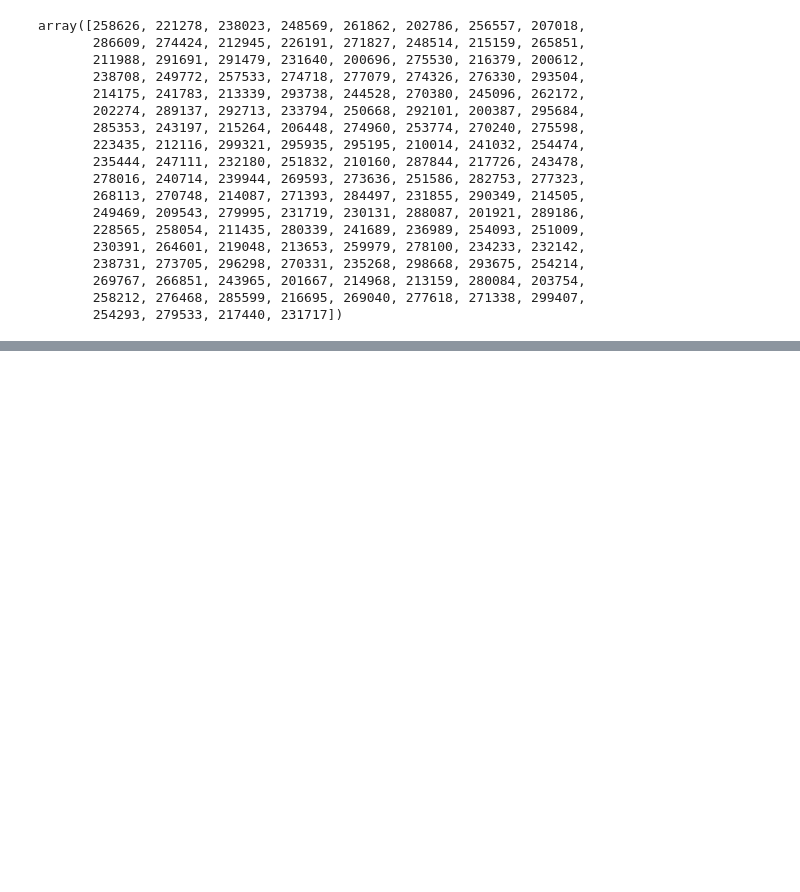
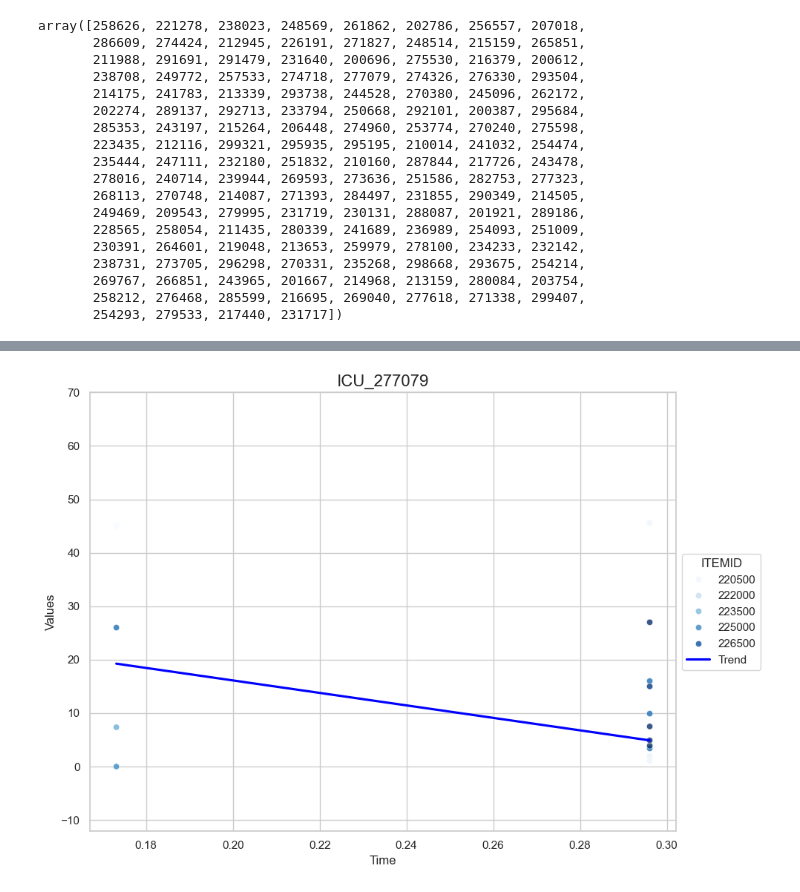
Before and after one commit to Francesinhas/mimic3-length-of-stay-prediction, a Jupyter notebook: 24hVisualisation.ipynb, the cells around one changed output, grey strips where cells are left out. Cells and saved outputs as stored; diff of their text form; code cells hidden in the pictures; blank space fills up the shorter version.

Commit message:
Implement graphic for patient

```diff
--- a/24hVisualisation.ipynb
+++ b/24hVisualisation.ipynb
@@ -315,0 +331,44 @@ df_merged_with_chartevents.to_csv('norm_pneumonia.csv', index=False)
+# %%
+# Load the dataset
+df = pd.read_csv("./data_sets/norm_pneumonia.csv")
+
+# Filter by a specific ICU stay (you can change this ID)
+icu_id = 277079
+filtered = df[df["ICUSTAY_ID"] == icu_id]
+
+# Set up the plot
+plt.figure(figsize=(10, 7))
+sns.set(style="whitegrid")
+
+# Scatter plot with hue by ITEMID
+scatter = sns.scatterplot(
+    data=filtered,
+    x="NORMTIME",
+    y="VALUENUM",
+    hue="ITEMID",
+    palette="Blues",
+    alpha=0.8
+)
+
+# Trend line (not grouped by ITEMID)
+sns.regplot(
+    data=filtered,
+    x="NORMTIME",
+    y="VALUENUM",
+    scatter=False,
+    lowess=True,
+    color="blue",
+    label="Trend"
+)
+
+plt.ylim(top=70)
+
+# Adjust legend
+plt.legend(title="ITEMID", loc='center left', bbox_to_anchor=(1, 0.5))
+plt.title(f"ICU_{icu_id}", fontsize=16)
+plt.xlabel("Time")
+plt.ylabel("Values")
+plt.tight_layout()
+plt.show()
+# %% [output]
+[figure, added]
```
Also changed, not shown: parts of 6 cells of this notebook.
